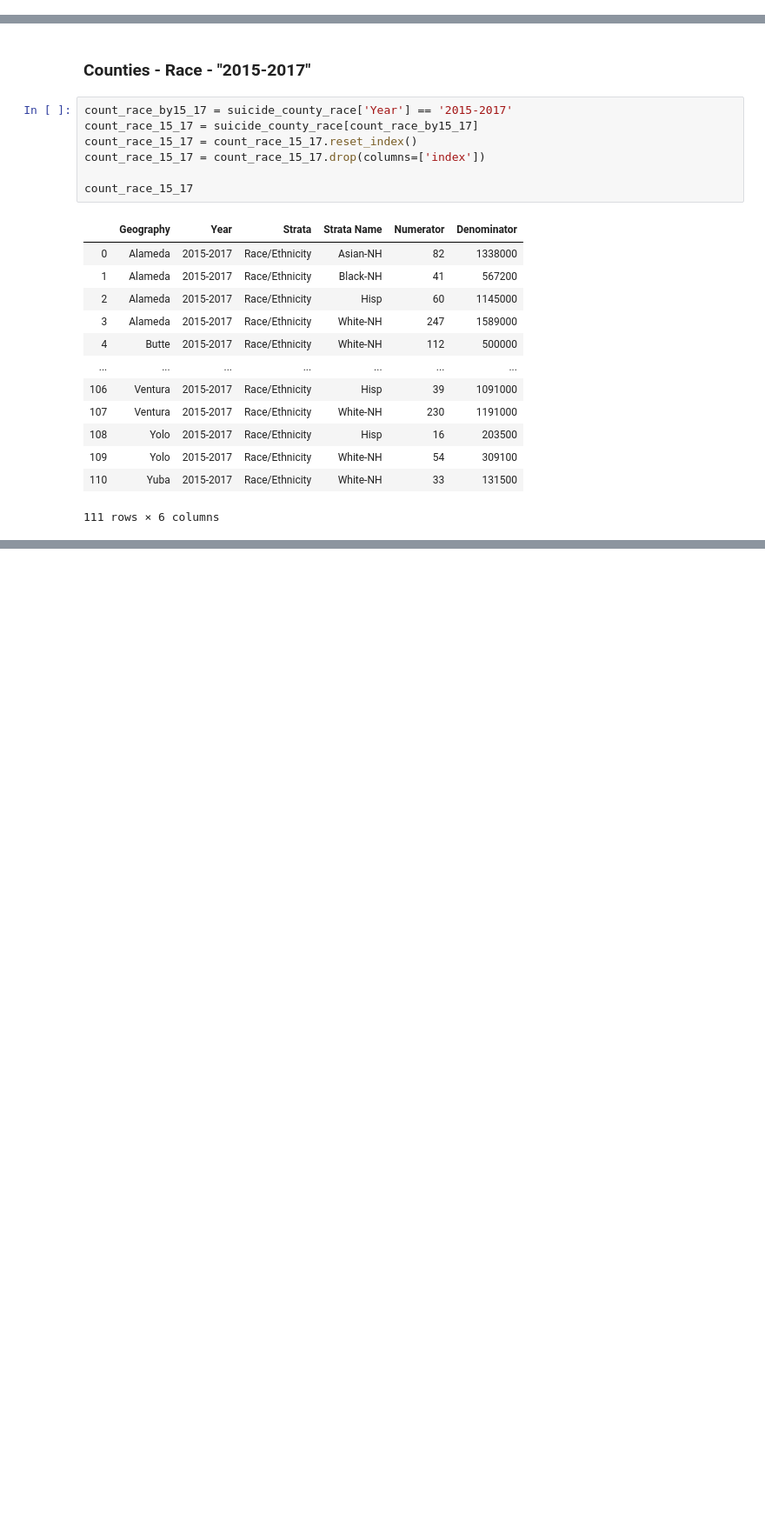
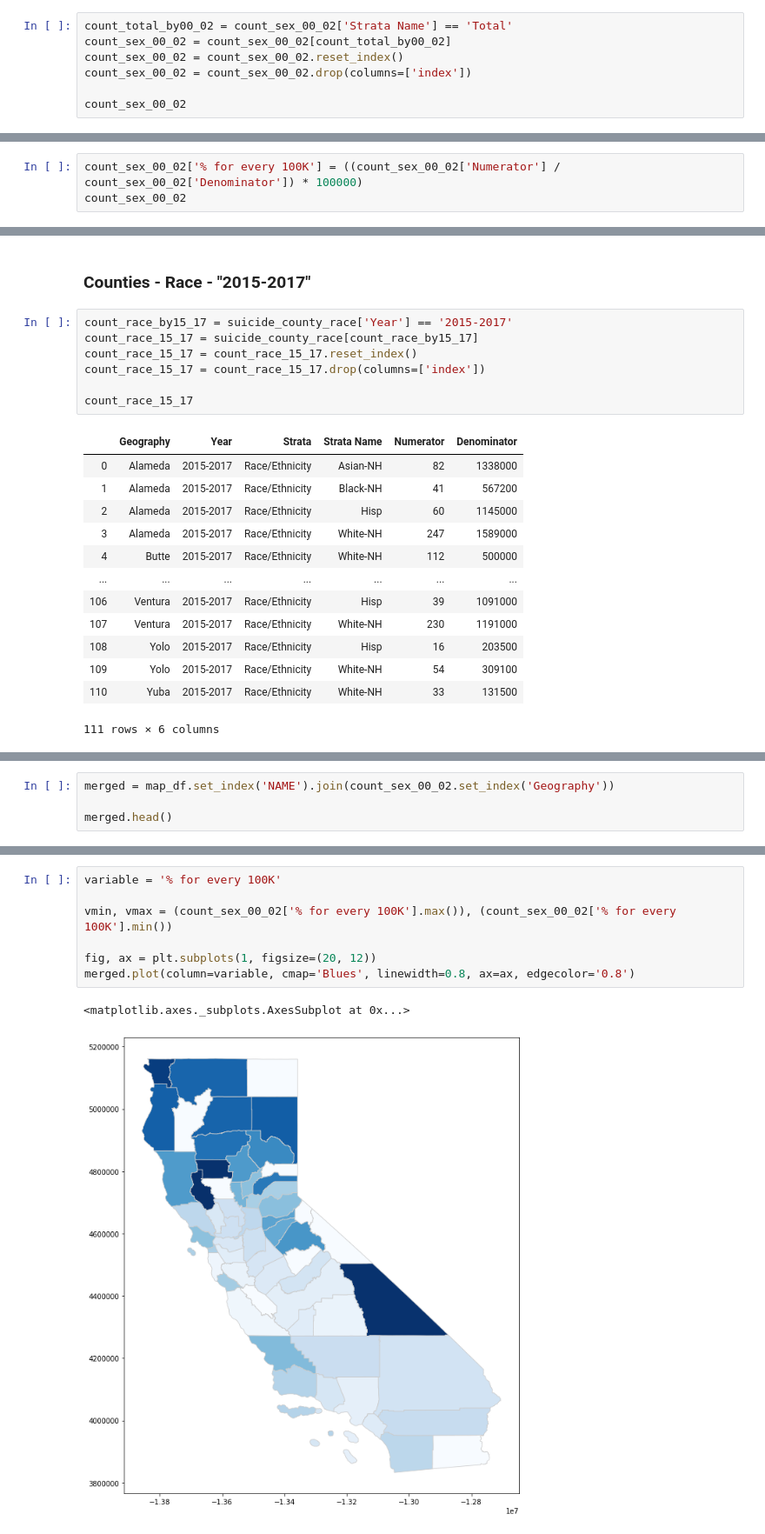
Before and after one commit to danjamthelamb/Suicide_Data_Project, a Jupyter notebook: Code_Files/Data_Playground.ipynb, the cells around one changed output, grey strips where cells are left out. Shown: that part at 87% size. Saved outputs shown, nothing was run; the diff lists cells and outputs as text; blank space fills up the shorter version.

```diff
--- a/Code_Files/Data_Playground.ipynb
+++ b/Code_Files/Data_Playground.ipynb
@@ -461,3 +467,10 @@ count_sex_00_02
 | 109 | Imperial | 2000-2002 | Sex | Total | 26 | 435100 |
 | 110 | San Diego | 2000-2002 | Sex | Total | 955 | 8609000 |
 111 rows × 6 columns
+# %%
+count_total_by00_02 = count_sex_00_02['Strata Name'] == 'Total'
+count_sex_00_02 = count_sex_00_02[count_total_by00_02]
+count_sex_00_02 = count_sex_00_02.reset_index()
+count_sex_00_02 = count_sex_00_02.drop(columns=['index'])
+
+count_sex_00_02
@@ -463,0 +495,3 @@ count_sex_00_02
+# %%
+count_sex_00_02['% for every 100K'] = ((count_sex_00_02['Numerator'] / count_sex_00_02['Denominator']) * 100000)
+count_sex_00_02
@@ -785,0 +849,4 @@ CPLE_OpenFailedError: Unable to open EPSG support file gcs.csv.  Try setting the
+# %%
+merged = map_df.set_index('NAME').join(count_sex_00_02.set_index('Geography'))
+
+merged.head()
@@ -785,0 +862,10 @@ CPLE_OpenFailedError: Unable to open EPSG support file gcs.csv.  Try setting the
+# %%
+variable = '% for every 100K'
+
+vmin, vmax = (count_sex_00_02['% for every 100K'].max()), (count_sex_00_02['% for every 100K'].min())
+
+fig, ax = plt.subplots(1, figsize=(20, 12))
+merged.plot(column=variable, cmap='Blues', linewidth=0.8, ax=ax, edgecolor='0.8')
+# %% [output]
+<matplotlib.axes._subplots.AxesSubplot at 0x...>
+[figure, added]
```
Also changed, not shown: parts of 7 cells of this notebook.
